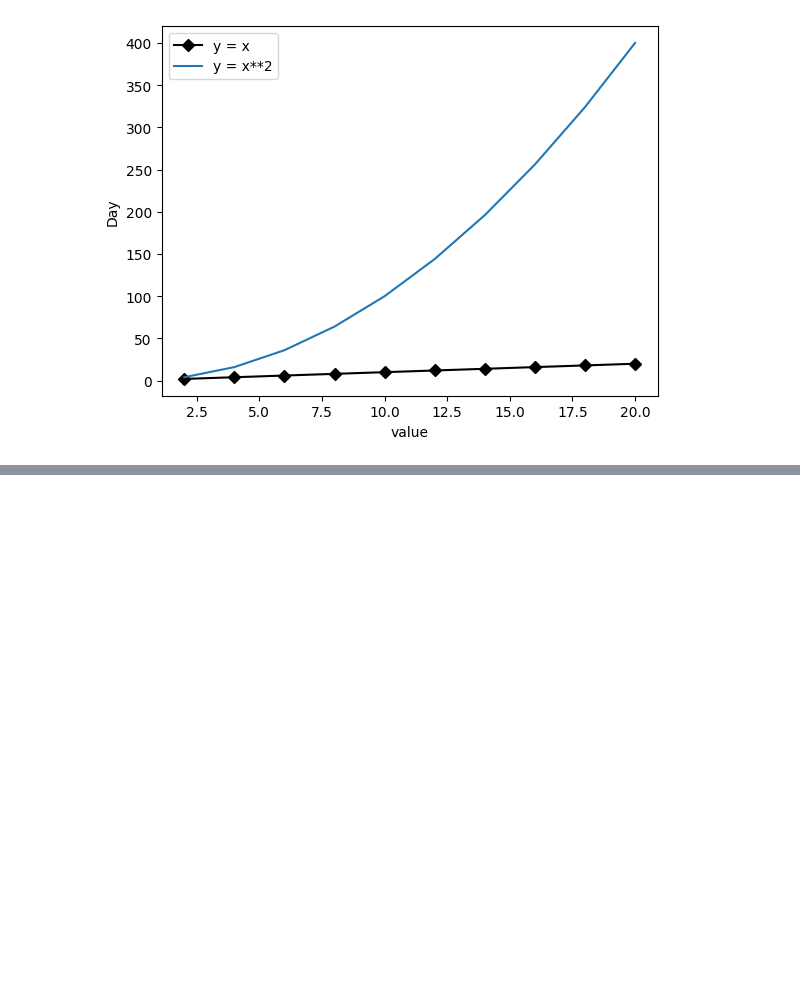
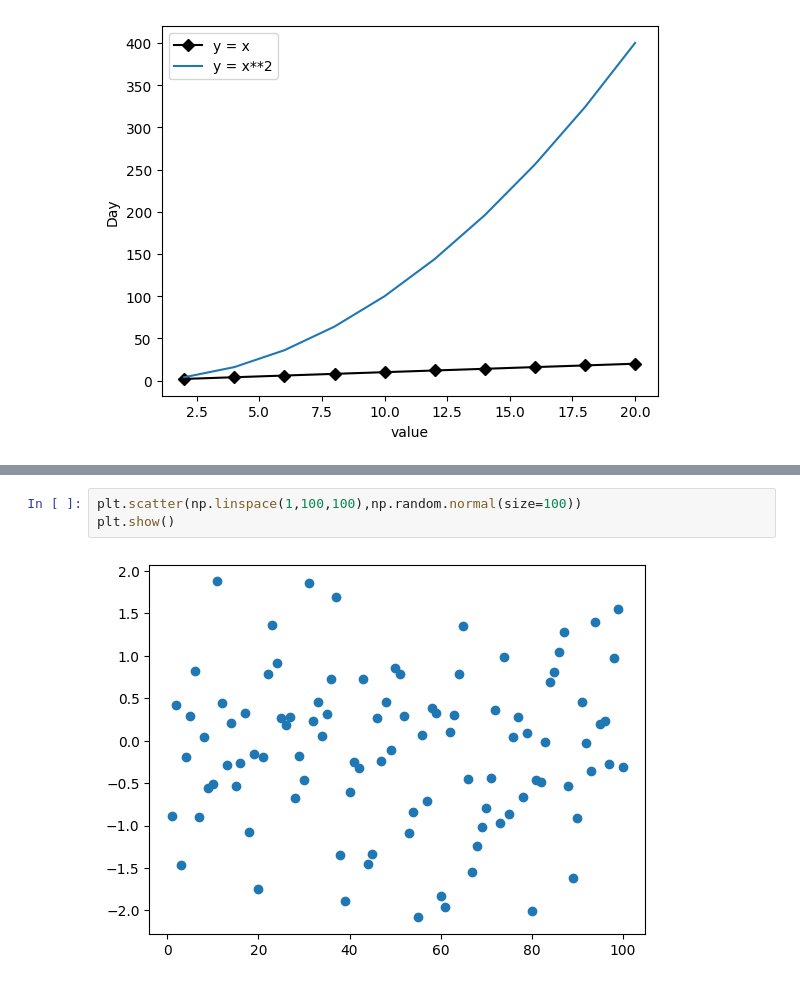
Before and after one commit to AofKMUTNB/Data, a Jupyter notebook: Python Data Visualization.ipynb, the cells around one changed output, grey strips where cells are left out. Drawn from its saved outputs; the diff is of its cells as text; blank space fills up the shorter version.

```diff
--- a/Python Data Visualization.ipynb
+++ b/Python Data Visualization.ipynb
@@ -38,0 +72,5 @@ plt.show
+# %%
+plt.scatter(np.linspace(1,100,100),np.random.normal(size=100))
+plt.show()
+# %% [output]
+[figure, added]
```
Also changed, not shown: parts of 6 cells of this notebook, 1 other file.
